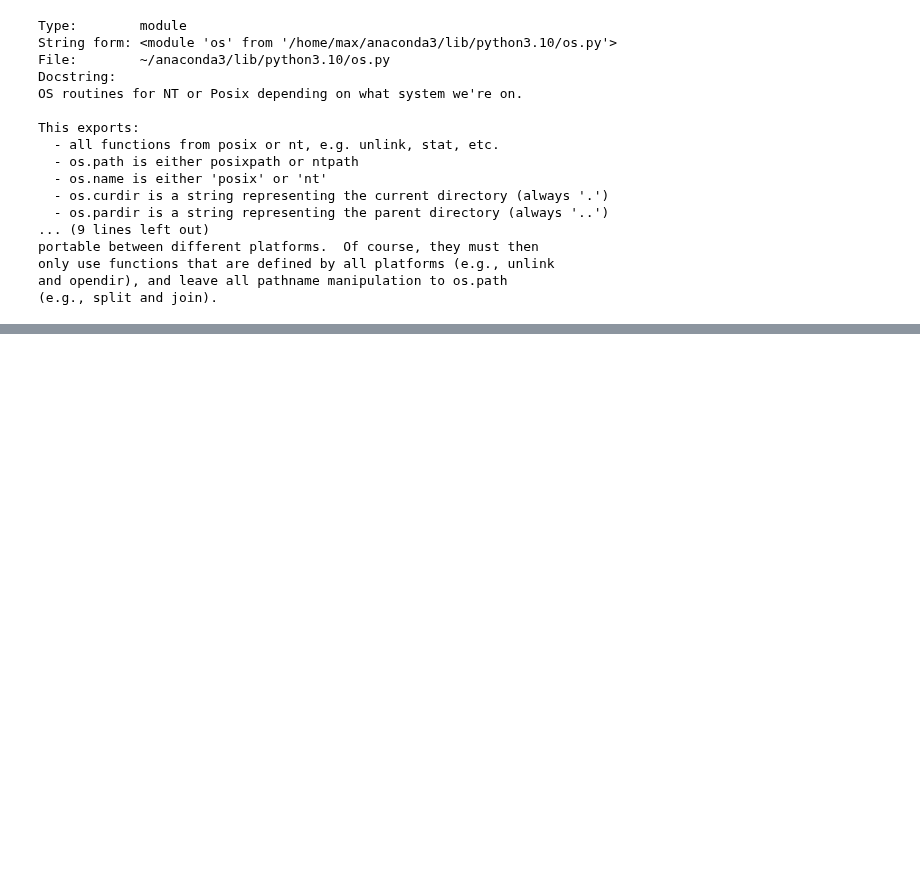
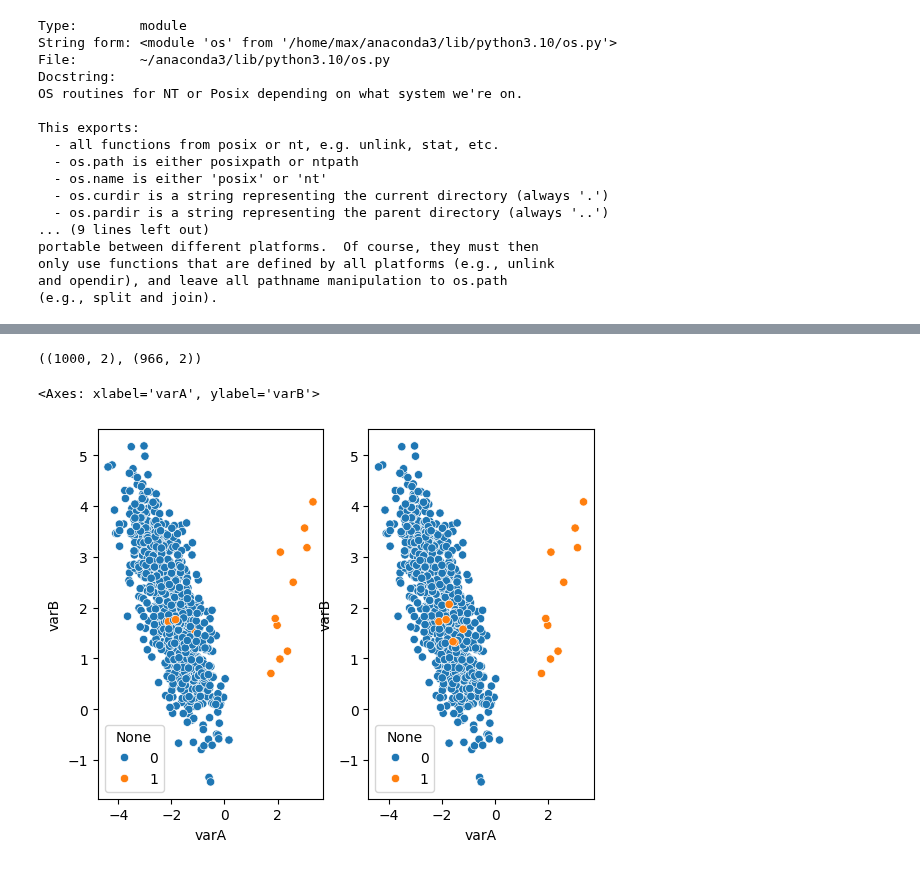
Before and after one commit to MaximillianJacob/Udemy, a Jupyter notebook: machine_learning_imbalanced_data/5_Undersampling/7_All_KNN.ipynb, the cells around one changed output, grey strips where cells are left out. Drawn from its saved outputs; the diff is of its cells as text; code cells hidden in the pictures; blank space fills up the shorter version.

```diff
--- a/machine_learning_imbalanced_data/5_Undersampling/7_All_KNN.ipynb
+++ b/machine_learning_imbalanced_data/5_Undersampling/7_All_KNN.ipynb
@@ -196,3 +201,5 @@ and opendir), and leave all pathname manipulation to os.path
 (e.g., split and join).
 # %%
 # sys.path.append()
+# %%
+X, y = make_data(sep=2)
@@ -198,0 +250,28 @@ and opendir), and leave all pathname manipulation to os.path
+# %%
+allknn = AllKNN(
+
+    sampling_strategy='auto',
+    n_neighbors=5,
+    kind_sel='all',
+    n_jobs=-1,
+)
+# %%
+X_resampled, y_resampled = allknn.fit_resample(X,y)
+# %%
+X.shape, X_resampled.shape
+# %% [output]
+((1000, 2), (966, 2))
+# %%
+plt.subplot(121)
+sns.scatterplot(
+    data=X, x='varA',y='varB', hue=y
+)
+# plt.show()
+
+plt.subplot(122)
+sns.scatterplot(
+    data=X_resampled, x='varA', y='varB', hue=y_resampled
+)
+# %% [output]
+<Axes: xlabel='varA', ylabel='varB'>
+[figure, added]
```
Also changed, not shown: parts of 40 cells of this notebook, 1 other file.
